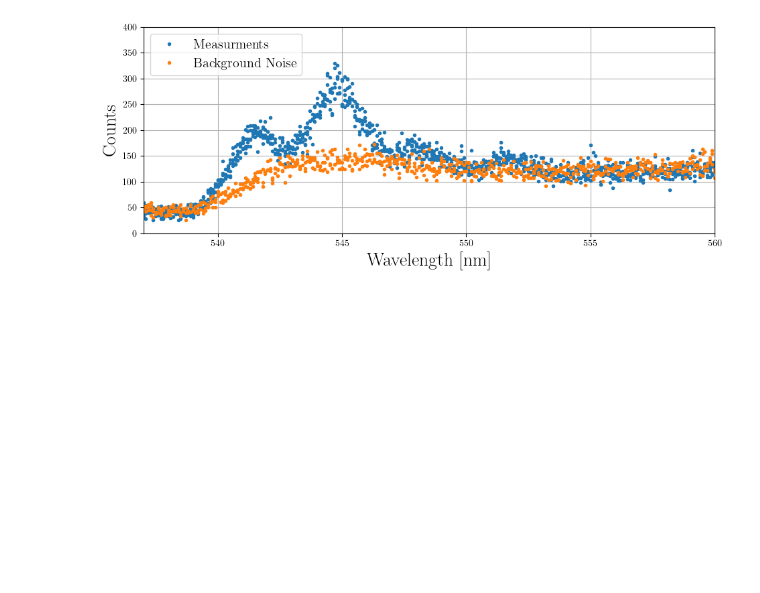
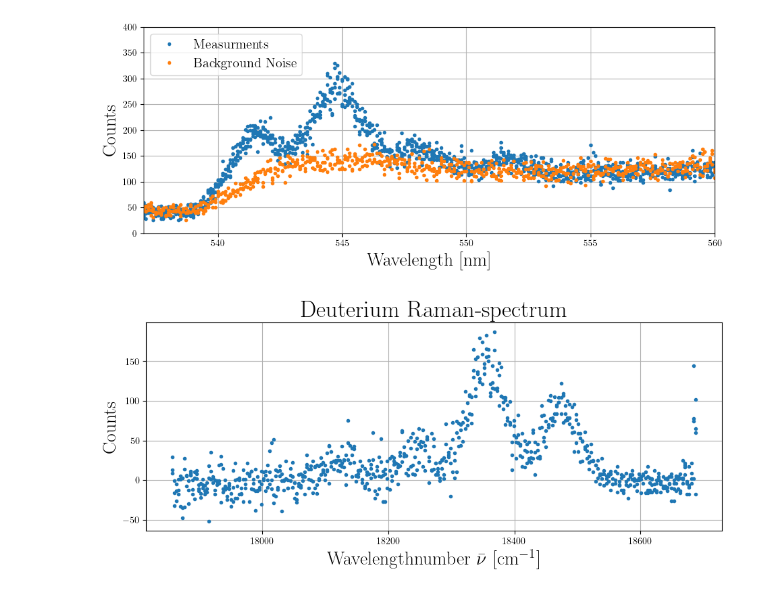
Before and after one commit to ParisHuth/FP, a Jupyter notebook: F43/protocoll.ipynb, the cells around one changed output. Cells and saved outputs as stored; diff of their text form; code cells hidden in the pictures; blank space fills up the shorter version.

Commit message:
Updating Deuterium Spectrum

```diff
--- a/F43/protocoll.ipynb
+++ b/F43/protocoll.ipynb
@@ -244,3 +244,19 @@ plt.xlim(537,560)
 plt.show()
 # %% [output]
 [figure]
+# %%
+fig = plt.figure(figsize=(11,4))
+plt.errorbar(1/D2_data["wavelength"]*10**7, D2_data["counts"]- D2_Underground_data["counts"],
+             linestyle='None', fmt='.')
+
+#plt.legend(fontsize='x-large', loc='best')
+plt.grid()
+plt.title("Deuterium Raman-spectrum", fontsize=25)
+plt.xlabel(r"Wavelengthnumber $\bar{\nu}$ [cm$^{-1}$]", fontsize=20)
+plt.ylabel("Counts ", fontsize=20)
+
+#plt.ylim(-0.10,200)
+#plt.xlim(537,560)
+plt.show()
+# %% [output]
+[figure, added]
```
Also changed, not shown: 25 other files.
